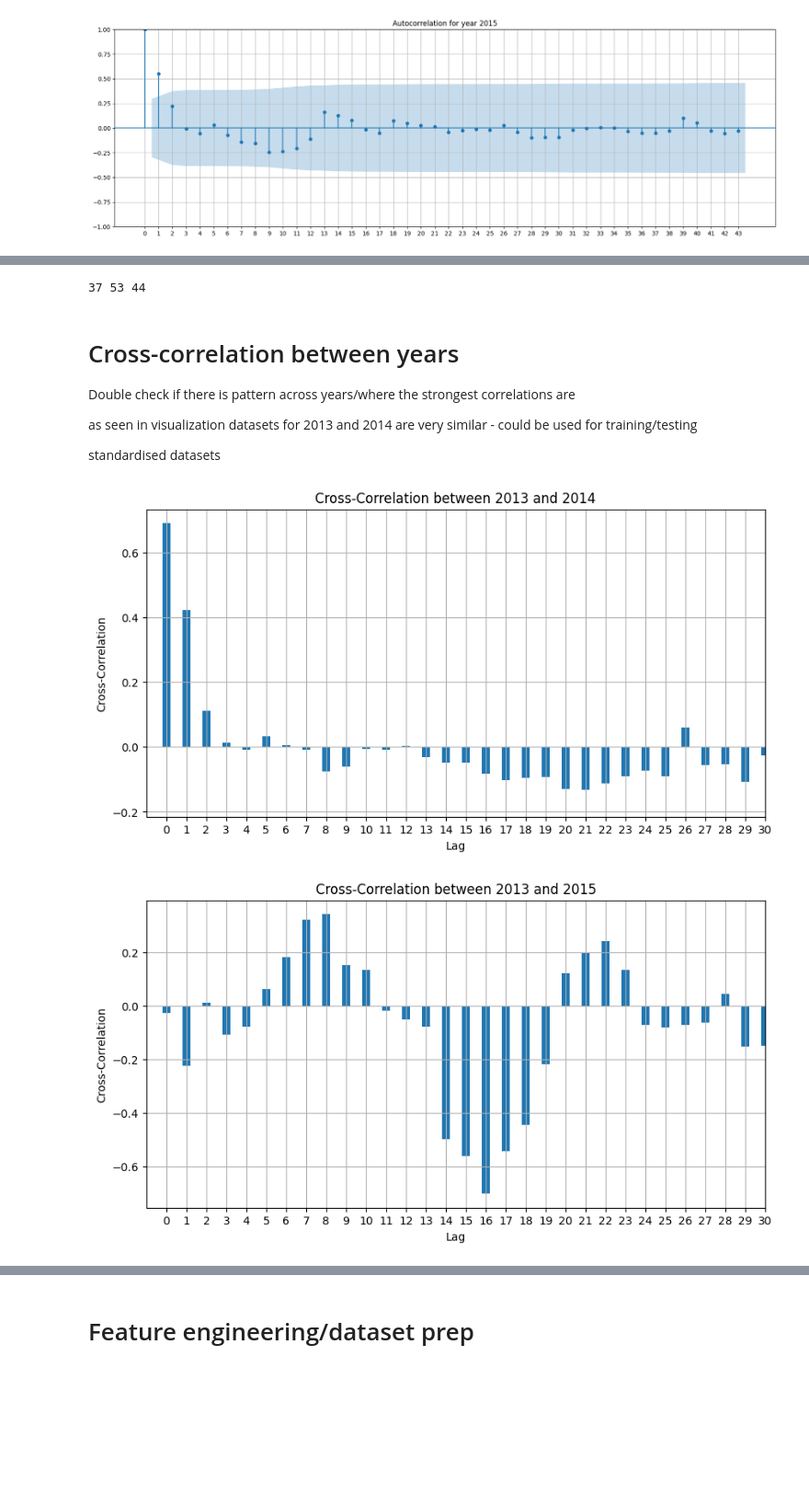
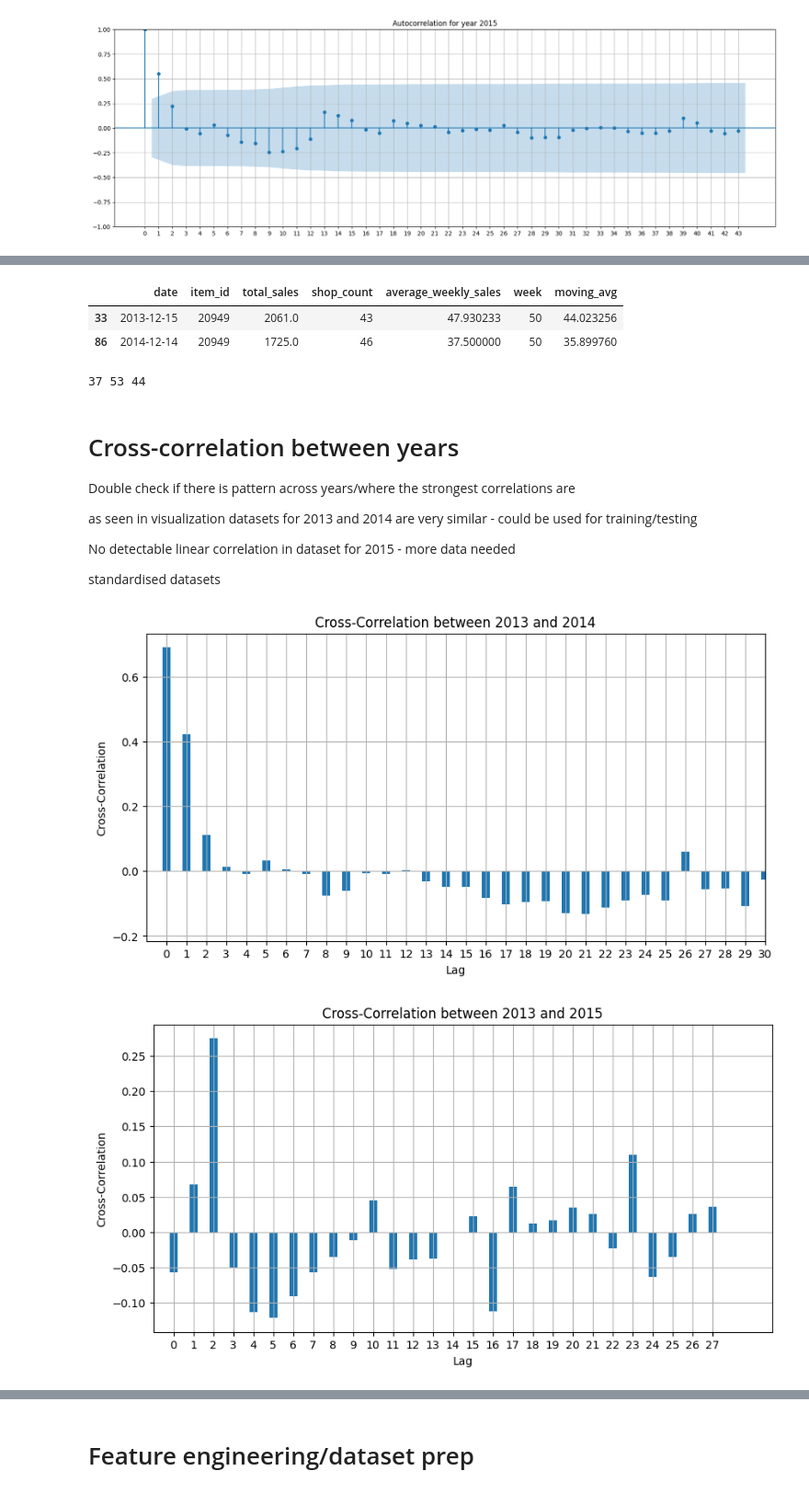
Before and after one commit to OliviaJayeola/DataSciencePortfolio, a Jupyter notebook: predict_sales/predict_sales.ipynb, the cells around one changed output, grey strips where cells are left out. Shown at 92% size. Drawn from its saved outputs; the diff is of its cells as text; code cells hidden in the pictures; blank space fills up the shorter version.

Commit message:
histogram

```diff
--- a/predict_sales/predict_sales.ipynb
+++ b/predict_sales/predict_sales.ipynb
@@ -252,6 +252,8 @@ plot standard deviation for item 20949 between shops - how much variability is t
 
 test on dataset from week 22 = 06-02
 # %%
+# create dataset for product 20949
+item_id = 20949
 data_dict = {key: df[(df['item_id'] == item_id)] for key, df in weekly_sales_dict.items()}
-data_dict[2014]
+data_dict[2014].head()
 # %% [output]
@@ -356,3 +353,9 @@ all_sales
+# %%
+data2[data2['week']==(17+33)]
+# %% [output]
+|  | date | item_id | total_sales | shop_count | average_weekly_sales | week | moving_avg |
+| 33 | 2013-12-15 | 20949 | 2061.0 | 43 | 47.930233 | 50 | 44.023256 |
+| 86 | 2014-12-14 | 20949 | 1725.0 | 46 | 37.500000 | 50 | 35.899760 |
 # %%
 print(len(data_dict[2013]),len(data_dict[2014]),len(data_dict[2015]))
 # %% [output]
@@ -364,30 +367,32 @@ Double check if there is pattern across years/where the strongest correlations a
 
 as seen in visualization datasets for 2013 and 2014 are very similar - could be used for training/testing
 
+No detectable linear correlation in dataset for 2015 - more data needed
+
 standardised datasets
 # %%
 
 def plot_cross_correlation(ts1, ts2, title):
     correlation = ccf(ts1['average_weekly_sales'], ts2['average_weekly_sales'], adjusted=False)
     lags = np.arange(len(correlation))
 
     plt.figure(figsize=(10, 5))
     plt.bar(lags, correlation, width=0.4)
     plt.title(title)
     plt.xlabel('Lag')
     plt.ylabel('Cross-Correlation')
     plt.grid(True)  # Add grid lines
     plt.xticks(lags)  # Set xticks to show all numbers
     plt.xlim(-1, 30)  # Limit x-axis to range from 0 to 30
     plt.show()
 
 # Plot cross-correlation for each pair of years
 plot_cross_correlation(data_dict[2013], data_dict[2014][data_dict[2014]['week'] >= 17], 'Cross-Correlation between 2013 and 2014')
-plot_cross_correlation(data_dict[2013][data_dict[2013]['week'] <= 44], data_dict[2015], 'Cross-Correlation between 2013 and 2015')
+plot_cross_correlation(data_dict[2013][data_dict[2013]['week'] <= 44], data_dict[2015][data_dict[2015]['week'] >= 17], 'Cross-Correlation between 2013 and 2015')
 plot_cross_correlation(data_dict[2014][data_dict[2014]['week'] <= 44], data_dict[2015], 'Cross-Correlation between 2014 and 2015')
 # %% [output]
 [figure]
-[figure, old version]
+[figure, new version]
 [figure]
 # %% [markdown]
 # Feature engineering/dataset prep
```
Also changed, not shown: parts of 18 cells of this notebook.
